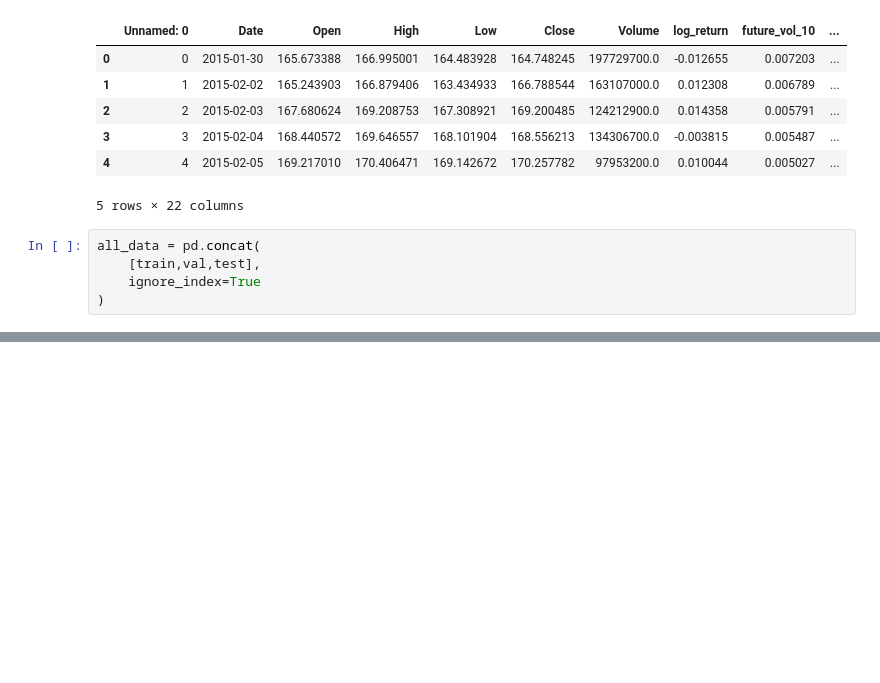
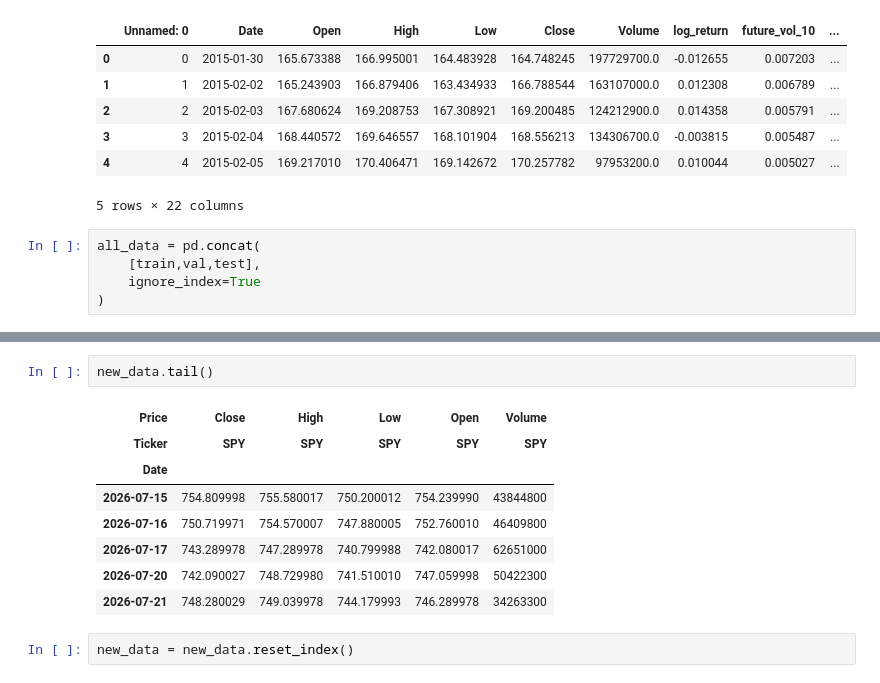
Before and after one commit to Noha-Jung3/Market-Volatility-Prediction, a Jupyter notebook: Notebooks/05_database.ipynb, the cells around one changed output, grey strips where cells are left out. Saved outputs shown, nothing was run; the diff lists cells and outputs as text; blank space fills up the shorter version.

```diff
--- a/Notebooks/05_database.ipynb
+++ b/Notebooks/05_database.ipynb
@@ -102,0 +162,13 @@ all_data.to_sql(
+# %%
+new_data.tail()
+# %% [output]
+| Price | Close | High | Low | Open | Volume |
+| Ticker | SPY | SPY | SPY | SPY | SPY |
+| Date |  |  |  |  |  |
+| 2026-07-15 | 754.809998 | 755.580017 | 750.200012 | 754.239990 | 43844800 |
+| 2026-07-16 | 750.719971 | 754.570007 | 747.880005 | 752.760010 | 46409800 |
+| 2026-07-17 | 743.289978 | 747.289978 | 740.799988 | 742.080017 | 62651000 |
+| 2026-07-20 | 742.090027 | 748.729980 | 741.510010 | 747.059998 | 50422300 |
+| 2026-07-21 | 748.280029 | 749.039978 | 744.179993 | 746.289978 | 34263300 |
+# %%
+new_data = new_data.reset_index()
```
Also changed, not shown: parts of 17 cells of this notebook, 1 other file.
